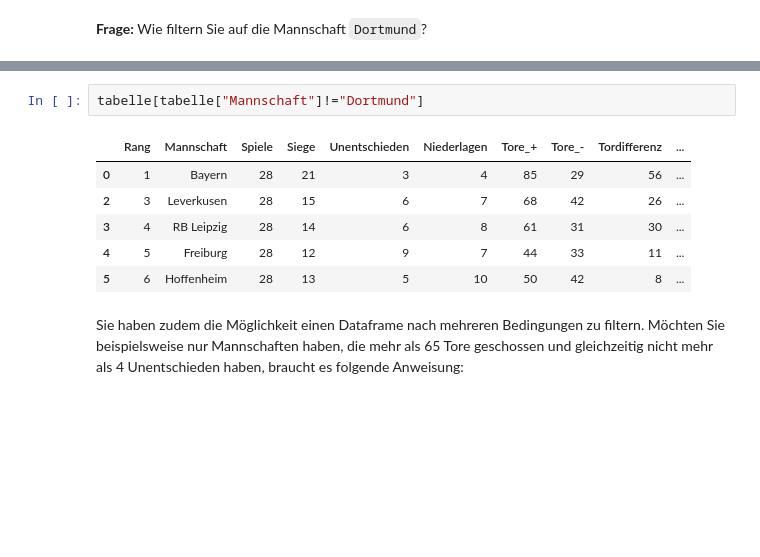
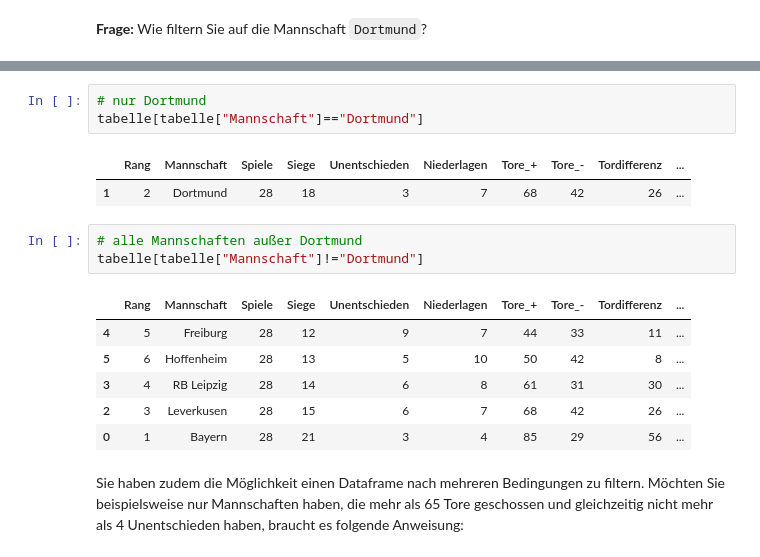
Before and after one commit to AlexKressner/KI_Logistik_Python, a Jupyter notebook: G1_Pandas_Data_Analysis.ipynb, the cells around one changed output, grey strips where cells are left out. Saved outputs shown, nothing was run; the diff lists cells and outputs as text; blank space fills up the shorter version.

```diff
--- a/G1_Pandas_Data_Analysis.ipynb
+++ b/G1_Pandas_Data_Analysis.ipynb
@@ -214,11 +340,18 @@ Name: Mannschaft, dtype: bool
 # %%
-tabelle[tabelle["Mannschaft"]!="Dortmund"]
+# nur Dortmund
+tabelle[tabelle["Mannschaft"]=="Dortmund"]
 # %% [output]
 |  | Rang | Mannschaft | Spiele | Siege | Unentschieden | Niederlagen | Tore_+ | Tore_- | Tordifferenz | ... |
-| 0 | 1 | Bayern | 28 | 21 | 3 | 4 | 85 | 29 | 56 | ... |
-| 2 | 3 | Leverkusen | 28 | 15 | 6 | 7 | 68 | 42 | 26 | ... |
-| 3 | 4 | RB Leipzig | 28 | 14 | 6 | 8 | 61 | 31 | 30 | ... |
-| 4 | 5 | Freiburg | 28 | 12 | 9 | 7 | 44 | 33 | 11 | ... |
-| 5 | 6 | Hoffenheim | 28 | 13 | 5 | 10 | 50 | 42 | 8 | ... |
+| 1 | 2 | Dortmund | 28 | 18 | 3 | 7 | 68 | 42 | 26 | ... |
+# %%
+# alle Mannschaften außer Dortmund
+tabelle[tabelle["Mannschaft"]!="Dortmund"]
+# %% [output]
+|  | Rang | Mannschaft | Spiele | Siege | Unentschieden | Niederlagen | Tore_+ | Tore_- | Tordifferenz | ... |
+| 4 | 5 | Freiburg | 28 | 12 | 9 | 7 | 44 | 33 | 11 | ... |
+| 5 | 6 | Hoffenheim | 28 | 13 | 5 | 10 | 50 | 42 | 8 | ... |
+| 3 | 4 | RB Leipzig | 28 | 14 | 6 | 8 | 61 | 31 | 30 | ... |
+| 2 | 3 | Leverkusen | 28 | 15 | 6 | 7 | 68 | 42 | 26 | ... |
+| 0 | 1 | Bayern | 28 | 21 | 3 | 4 | 85 | 29 | 56 | ... |
 # %% [markdown]
 Sie haben zudem die Möglichkeit einen Dataframe nach mehreren Bedingungen zu filtern. Möchten Sie beispielsweise nur Mannschaften haben, die mehr als 65 Tore geschossen und gleichzeitig nicht mehr als 4 Unentschieden haben, braucht es folgende Anweisung:
```
Also changed, not shown: parts of 86 cells of this notebook.
